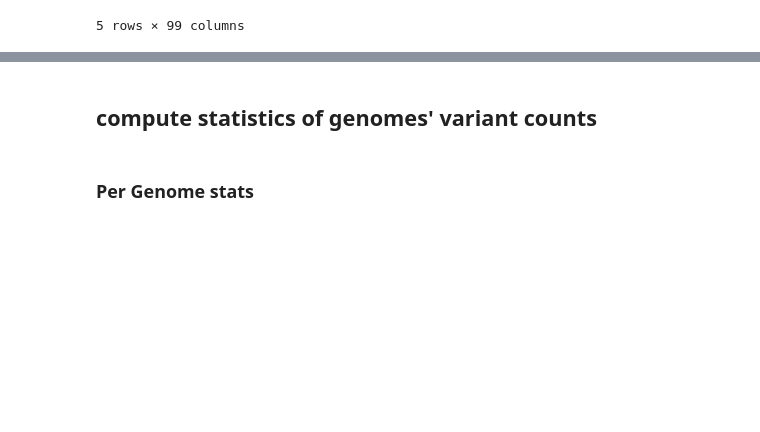
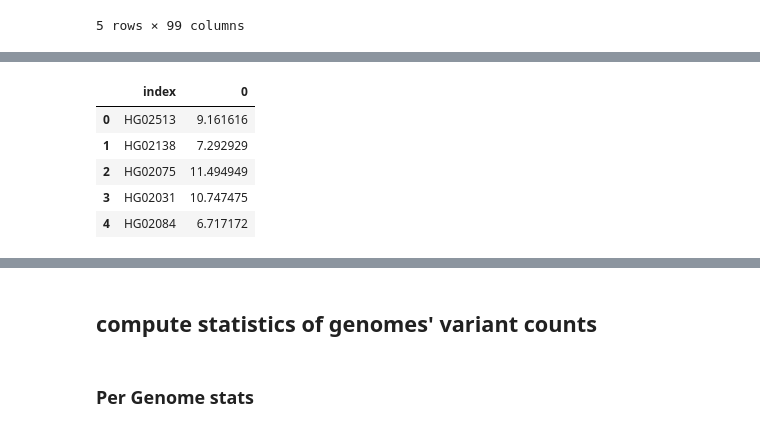
Before and after one commit to emilyvus/cp_als, a Jupyter notebook: vn_per_gene/analysis_20250805-v1.ipynb, the cells around one changed output, grey strips where cells are left out. Cells and saved outputs as stored; diff of their text form; code cells hidden in the pictures; blank space fills up the shorter version.

```diff
--- a/vn_per_gene/analysis_20250805-v1.ipynb
+++ b/vn_per_gene/analysis_20250805-v1.ipynb
@@ -36,0 +39,2 @@ sdf.head()
+# %%
+s = sdf.sum() / 99
@@ -36,0 +56,11 @@ sdf.head()
+# %%
+s2 = s.reset_index()
+# %%
+s2.head()
+# %% [output]
+|  | index | 0 |
+| 0 | HG02513 | 9.161616 |
+| 1 | HG02138 | 7.292929 |
+| 2 | HG02075 | 11.494949 |
+| 3 | HG02031 | 10.747475 |
+| 4 | HG02084 | 6.717172 |
```
Also changed, not shown: parts of 10 cells of this notebook.
